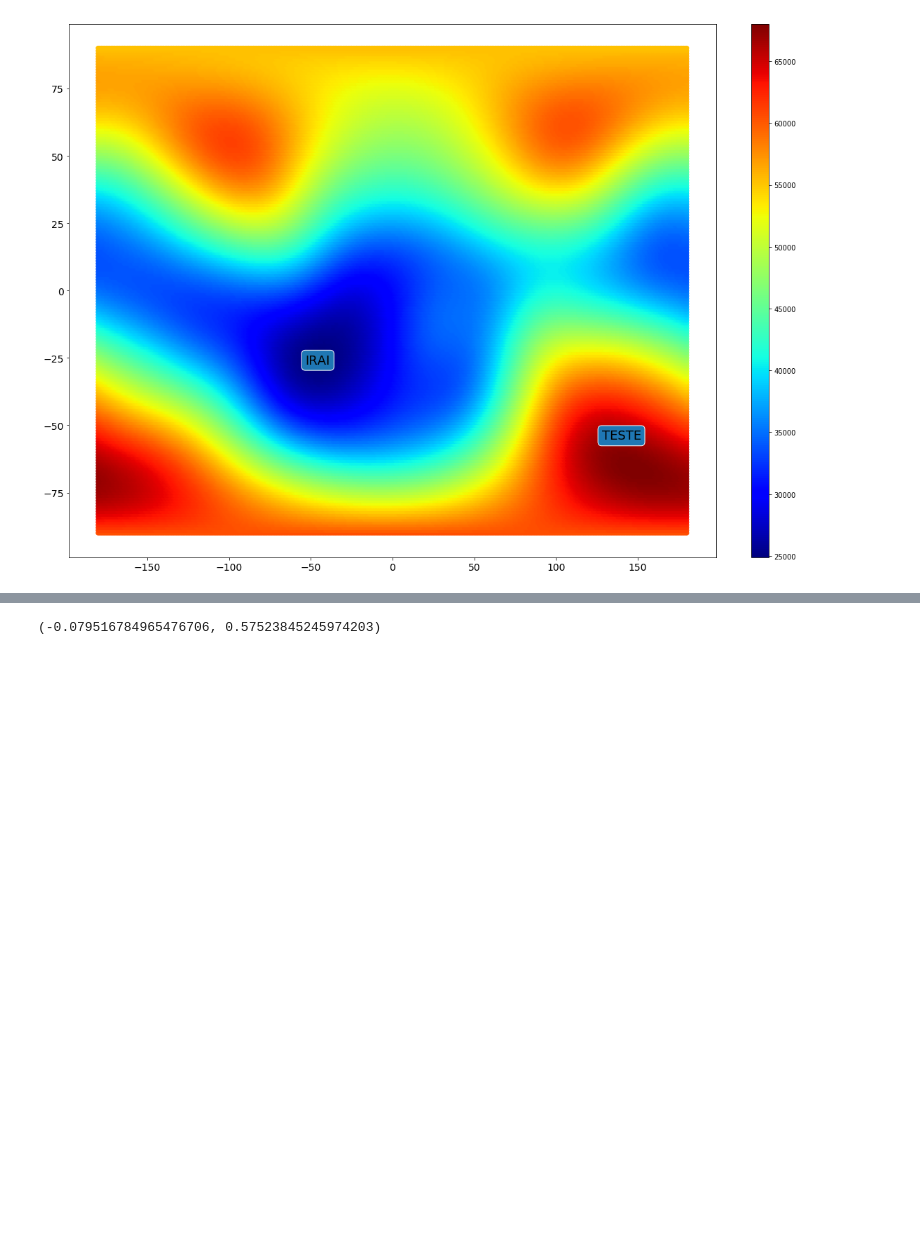
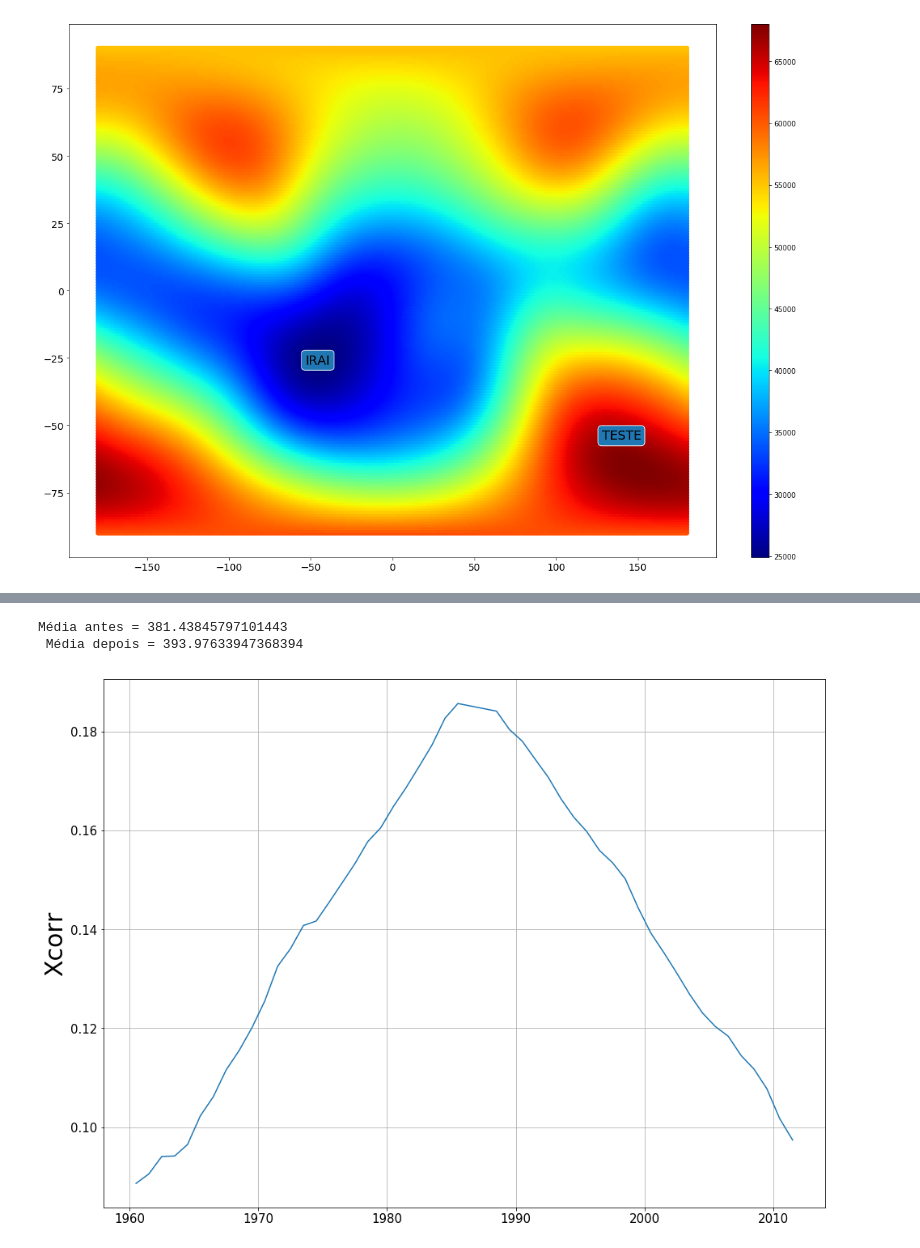
Before and after one commit to EdsonAlonso/Observat-rio-Nacional, a Jupyter notebook: Tratamento.ipynb, the cells around one changed output, grey strips where cells are left out. Saved outputs shown, nothing was run; the diff lists cells and outputs as text; code cells hidden in the pictures; blank space fills up the shorter version.

```diff
--- a/Tratamento.ipynb
+++ b/Tratamento.ipynb
@@ -146,4 +160,0 @@ plt.show()
-# %%
-pearsonr(irai.Media,F_sem)
-# %% [output]
-(-0.079516784965476706, 0.57523845245974203)
@@ -149,0 +166,21 @@ pearsonr(irai.Media,F_sem)
+# %%
+print(f'Média antes = {media_antes} \n Média depois = {media_depois}')
+# %% [output]
+Média antes = 381.43845797101443
+ Média depois = 393.97633947368394
+# %%
+corr1 = (sp.correlate(irai.Media,F_sem,mode='same'))
+corr = corr1/np.linalg.norm(corr1)
+# %%
+plt.figure(figsize=(16,12),facecolor = 'w')
+
+p0 = plt.plot(data.DATE,-corr)
+#plt.xlabel('Ano', fontsize=30)
+plt.ylabel('Xcorr', fontsize=30)
+plt.xticks(fontsize=15)
+plt.yticks(fontsize=15)
+plt.savefig('X_corr.pdf', dpi = 300)
+
+plt.grid()
+# %% [output]
+[figure, added]
```
Also changed, not shown: parts of 13 cells of this notebook, 43 other files.
